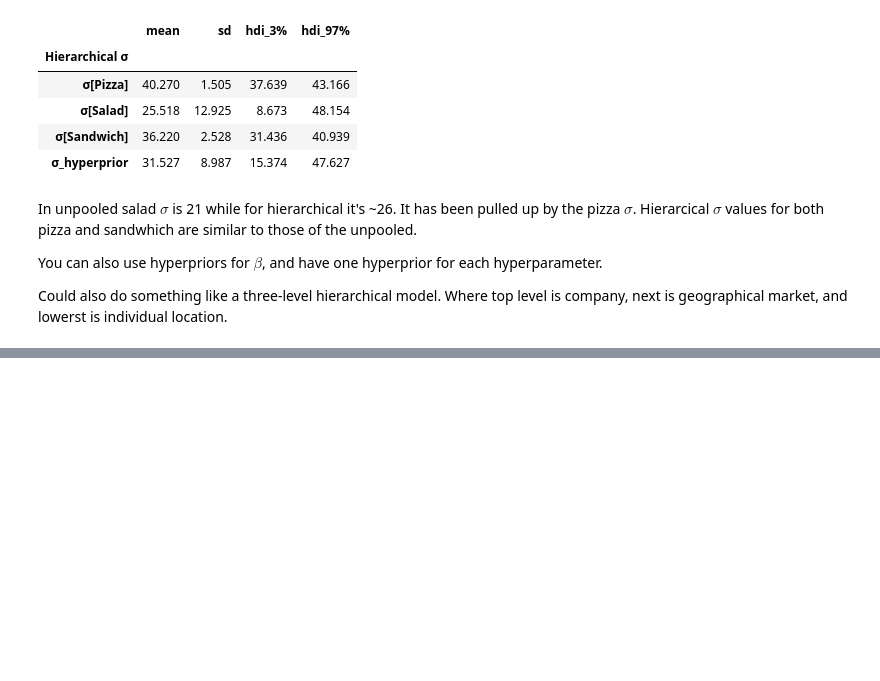
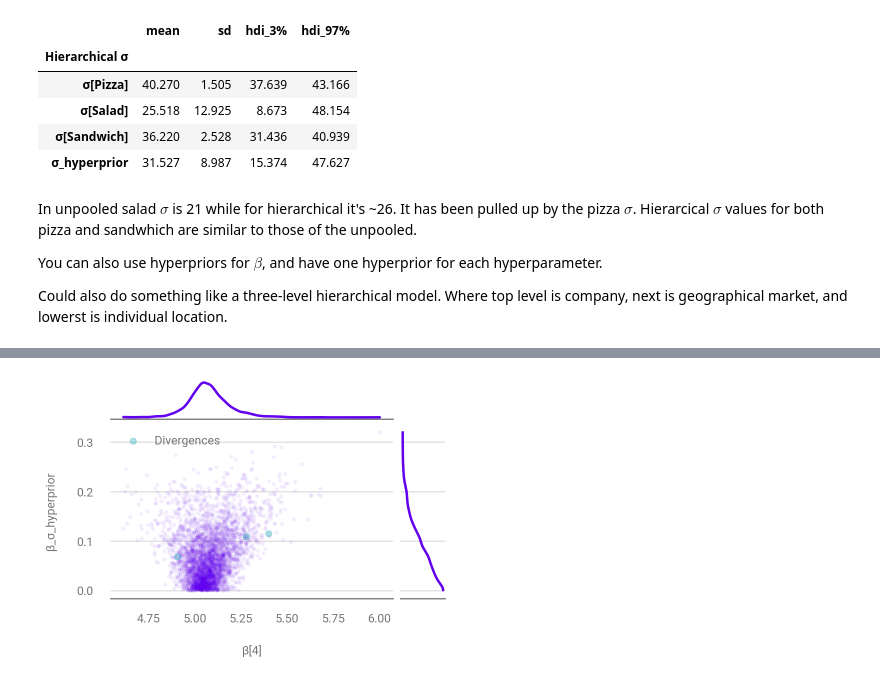
Before and after one commit to paw-lu/bayesian-modeling-computation-python, a Jupyter notebook: notebooks/4_extending_linear_models.ipynb, the cells around one changed output, grey strips where cells are left out. Saved outputs shown, nothing was run; the diff lists cells and outputs as text; code cells hidden in the pictures; blank space fills up the shorter version.

```diff
--- a/notebooks/4_extending_linear_models.ipynb
+++ b/notebooks/4_extending_linear_models.ipynb
@@ -631,0 +816,20 @@ and lowerst is individual location.
+# %%
+def non_centered_beta_prior_fn(hyper_mu, hyper_sigma):
+    """A non-centered prior for β."""
+    β_offset = yield root(tfd.Sample(tfd.Normal(0, 1), 6, name="beta_offset"))
+    return β_offset * hyper_sigma[..., None] + hyper_mu[..., None]
+
+
+non_centered_model, observed = gen_hierarchical_salad_sales(
+    hierarchical_salad_df, non_centered_beta_prior_fn
+)
+mcmc_samples_noncentered, sampler_stats_noncentered = run_mcmc(
+    1_000,
+    non_centered_model,
+    n_chains=4,
+    num_adaptation_steps=1_000,
+    sales=observed,
+)
+
+divergent_per_chain = np.sum(sampler_stats_noncentered["diverging"], axis=0)
+divergent_per_chain
@@ -631,0 +839,27 @@ and lowerst is individual location.
+# %%
+noncentered_beta = (
+    mcmc_samples_noncentered.beta_mu[..., None]
+    + mcmc_samples_noncentered.beta_offset
+    * mcmc_samples_noncentered.beta_sigma[..., None]
+)
+slope = noncentered_beta[..., 4].numpy().flatten()
+sigma = mcmc_samples_noncentered.beta_sigma.numpy().flatten()
+divergences = sampler_stats_noncentered["diverging"].numpy().flatten()
+axes = az.plot_pair(
+    {
+        "β[4]": slope,
+        "β_σ_hyperprior": sigma,
+    },
+    marginals=True,
+    scatter_kwargs={"alpha": 0.05},
+)
+axes[1][0].scatter(
+    slope[divergences],
+    sigma[divergences],
+    color="C1",
+    alpha=0.3,
+    label="Divergences",
+)
+axes[1][0].legend();
+# %% [output]
+[figure, added]
```
Also changed, not shown: parts of 13 cells of this notebook, 1 other file.
